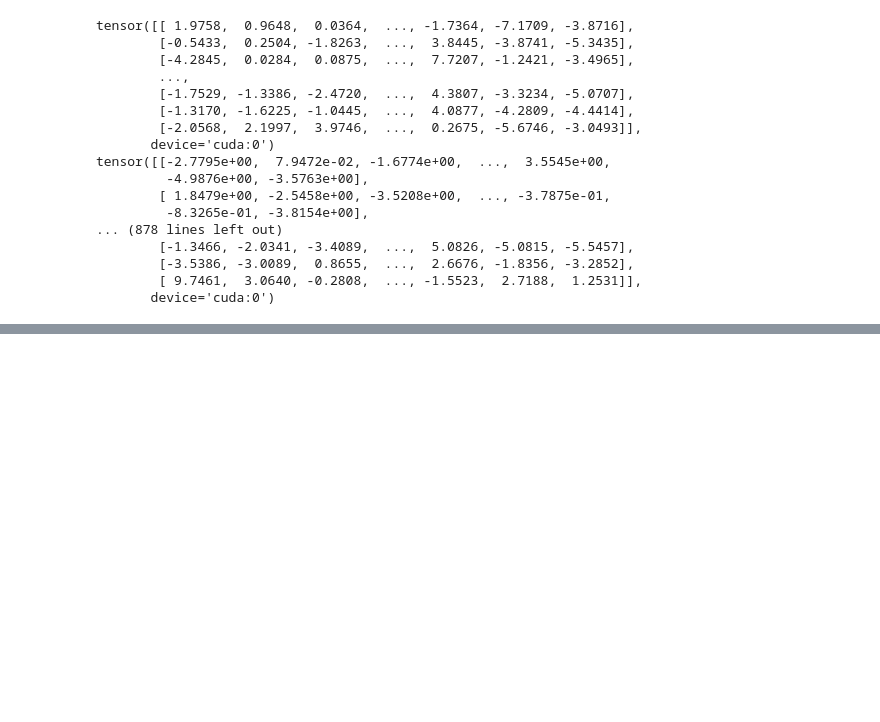
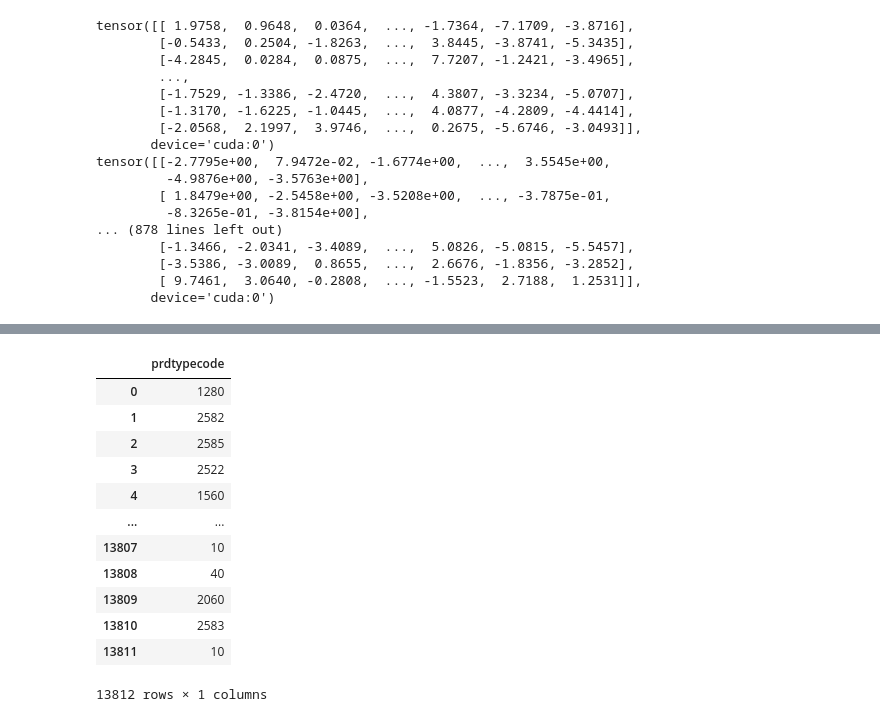
Before and after one commit to gatienc/multimodal_product_data_classification, a Jupyter notebook: notebooks/eval_gatien_fusion_model_clip3.ipynb, the cells around one changed output, grey strips where cells are left out. Drawn from its saved outputs; the diff is of its cells as text; code cells hidden in the pictures; blank space fills up the shorter version.

```diff
--- a/notebooks/eval_gatien_fusion_model_clip3.ipynb
+++ b/notebooks/eval_gatien_fusion_model_clip3.ipynb
@@ -364,0 +443,17 @@ TypeError: can't convert cuda:0 device type tensor to numpy. Use Tensor.cpu() to
+# %%
+df_preds=df_preds.drop(columns="Unnamed: 0")
+df_preds
+# %% [output]
+|  | prdtypecode |
+| 0 | 1280 |
+| 1 | 2582 |
+| 2 | 2585 |
+| 3 | 2522 |
+| 4 | 1560 |
+| ... | ... |
+| 13807 | 10 |
+| 13808 | 40 |
+| 13809 | 2060 |
+| 13810 | 2583 |
+| 13811 | 10 |
+13812 rows × 1 columns
```
Also changed, not shown: parts of 13 cells of this notebook.
